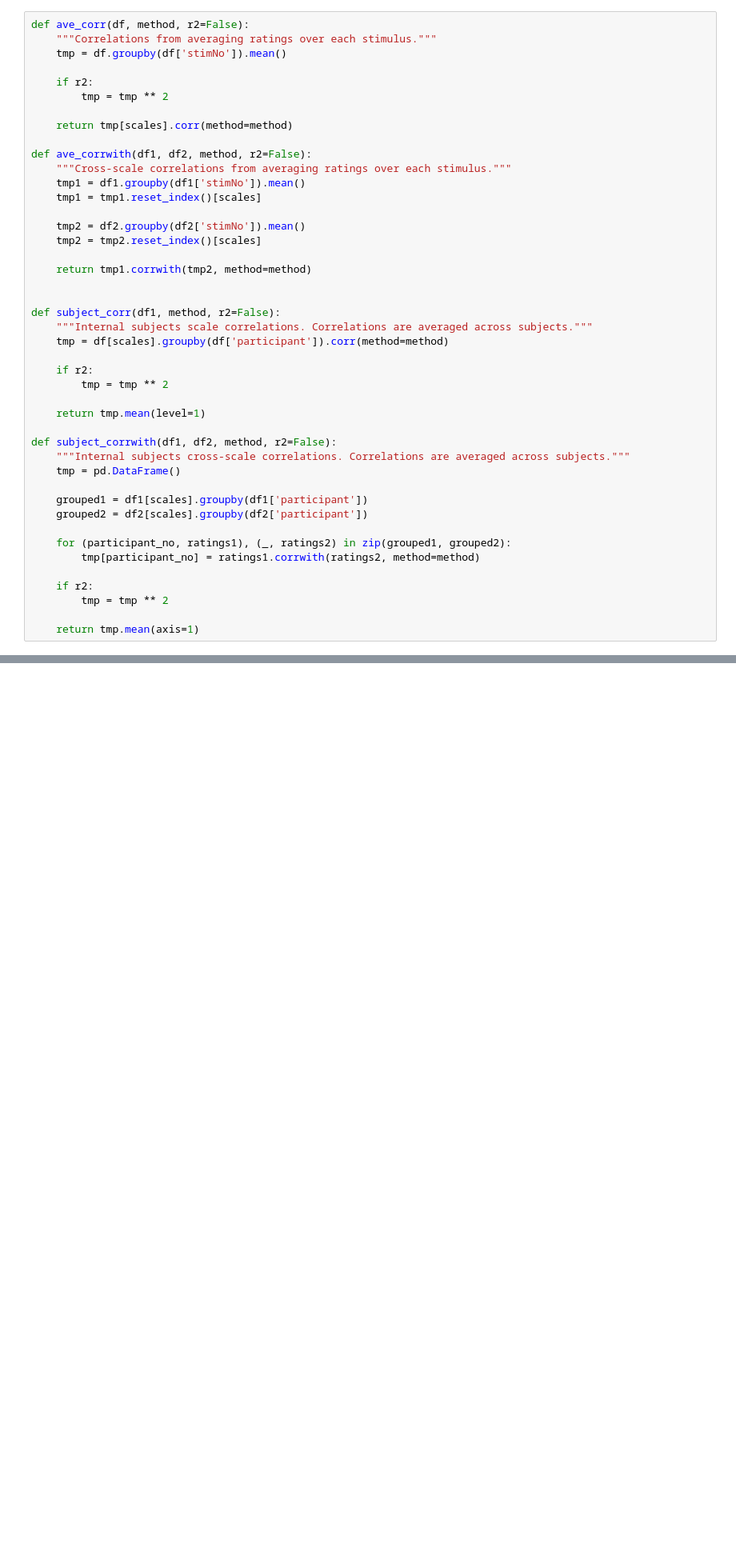
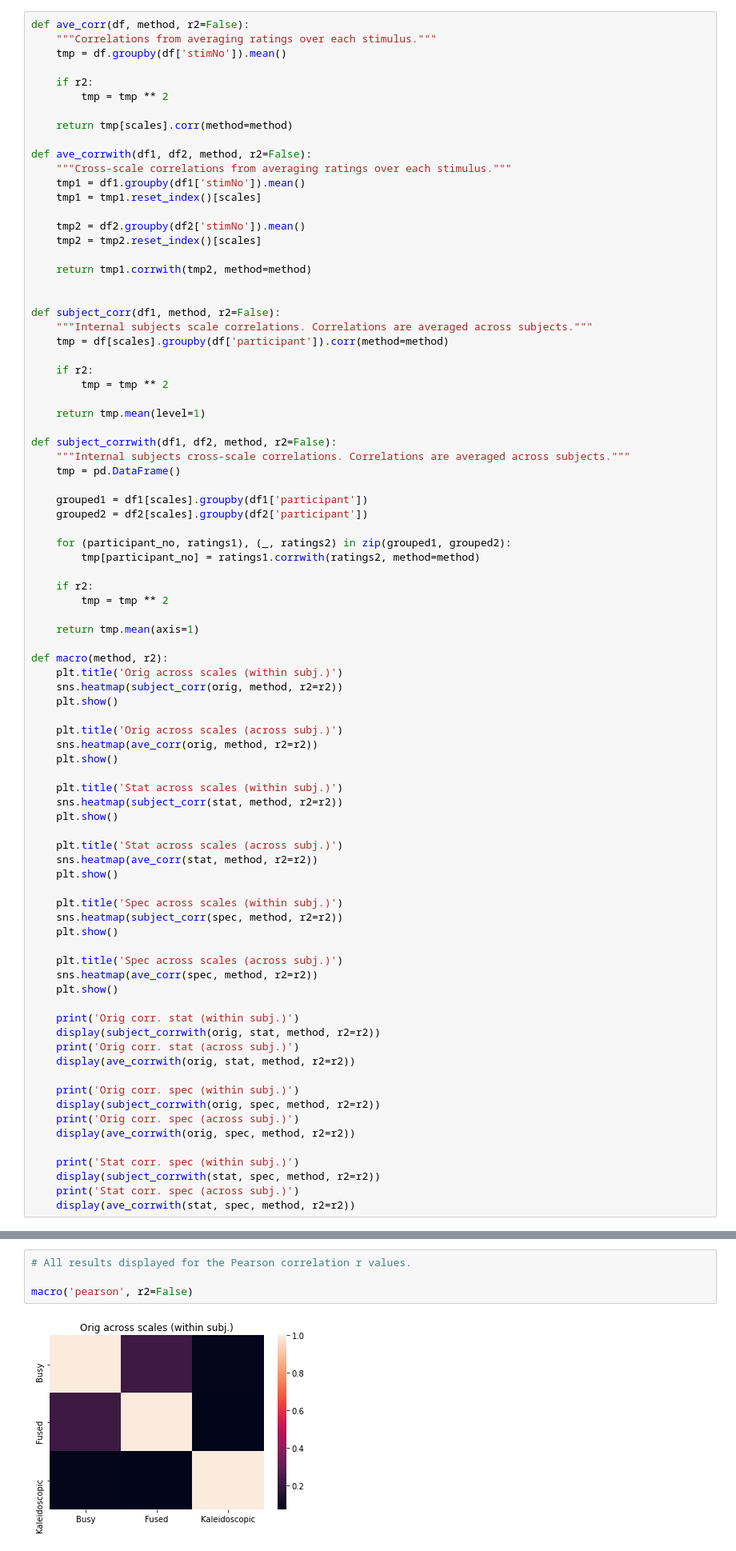
Before and after one commit to maxsolomonhenry/McDermSem1, a Jupyter notebook: main.ipynb, the cells around one changed output, grey strips where cells are left out. Shown at 80% size. Drawn from its saved outputs; the diff is of its cells as text; blank space fills up the shorter version.

```diff
--- a/main.ipynb
+++ b/main.ipynb
@@ -96,3 +95,43 @@ def subject_corrwith(df1, df2, method, r2=False):
         tmp = tmp ** 2
 
     return tmp.mean(axis=1)
+
+def macro(method, r2):
+    plt.title('Orig across scales (within subj.)')
+    sns.heatmap(subject_corr(orig, method, r2=r2))
+    plt.show()
+
+    plt.title('Orig across scales (across subj.)')
+    sns.heatmap(ave_corr(orig, method, r2=r2))
+    plt.show()
+
+    plt.title('Stat across scales (within subj.)')
+    sns.heatmap(subject_corr(stat, method, r2=r2))
+    plt.show()
+
+    plt.title('Stat across scales (across subj.)')
+    sns.heatmap(ave_corr(stat, method, r2=r2))
+    plt.show()
+
+    plt.title('Spec across scales (within subj.)')
+    sns.heatmap(subject_corr(spec, method, r2=r2))
+    plt.show()
+
+    plt.title('Spec across scales (across subj.)')
+    sns.heatmap(ave_corr(spec, method, r2=r2))
+    plt.show()
+
+    print('Orig corr. stat (within subj.)')
+    display(subject_corrwith(orig, stat, method, r2=r2))
+    print('Orig corr. stat (across subj.)')
+    display(ave_corrwith(orig, stat, method, r2=r2))
+
+    print('Orig corr. spec (within subj.)')
+    display(subject_corrwith(orig, spec, method, r2=r2))
+    print('Orig corr. spec (across subj.)')
+    display(ave_corrwith(orig, spec, method, r2=r2))
+
+    print('Stat corr. spec (within subj.)')
+    display(subject_corrwith(stat, spec, method, r2=r2))
+    print('Stat corr. spec (across subj.)')
+    display(ave_corrwith(stat, spec, method, r2=r2))
@@ -176,0 +142,6 @@ dtype: float64
+# %%
+# All results displayed for the Pearson correlation r values.
+
+macro('pearson', r2=False)
+# %% [output]
+[figure, added]
```
Also changed, not shown: parts of 15 cells of this notebook.
